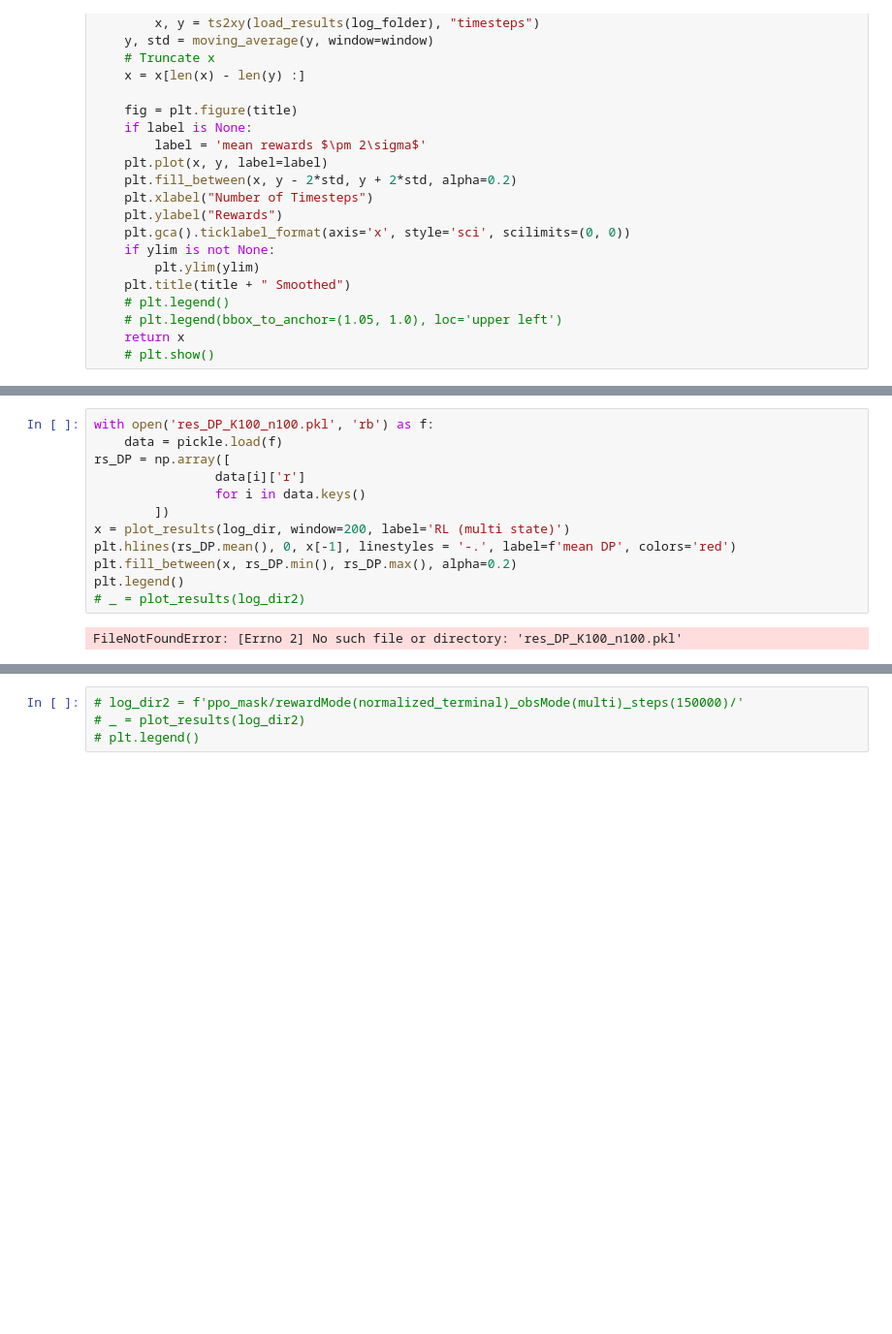
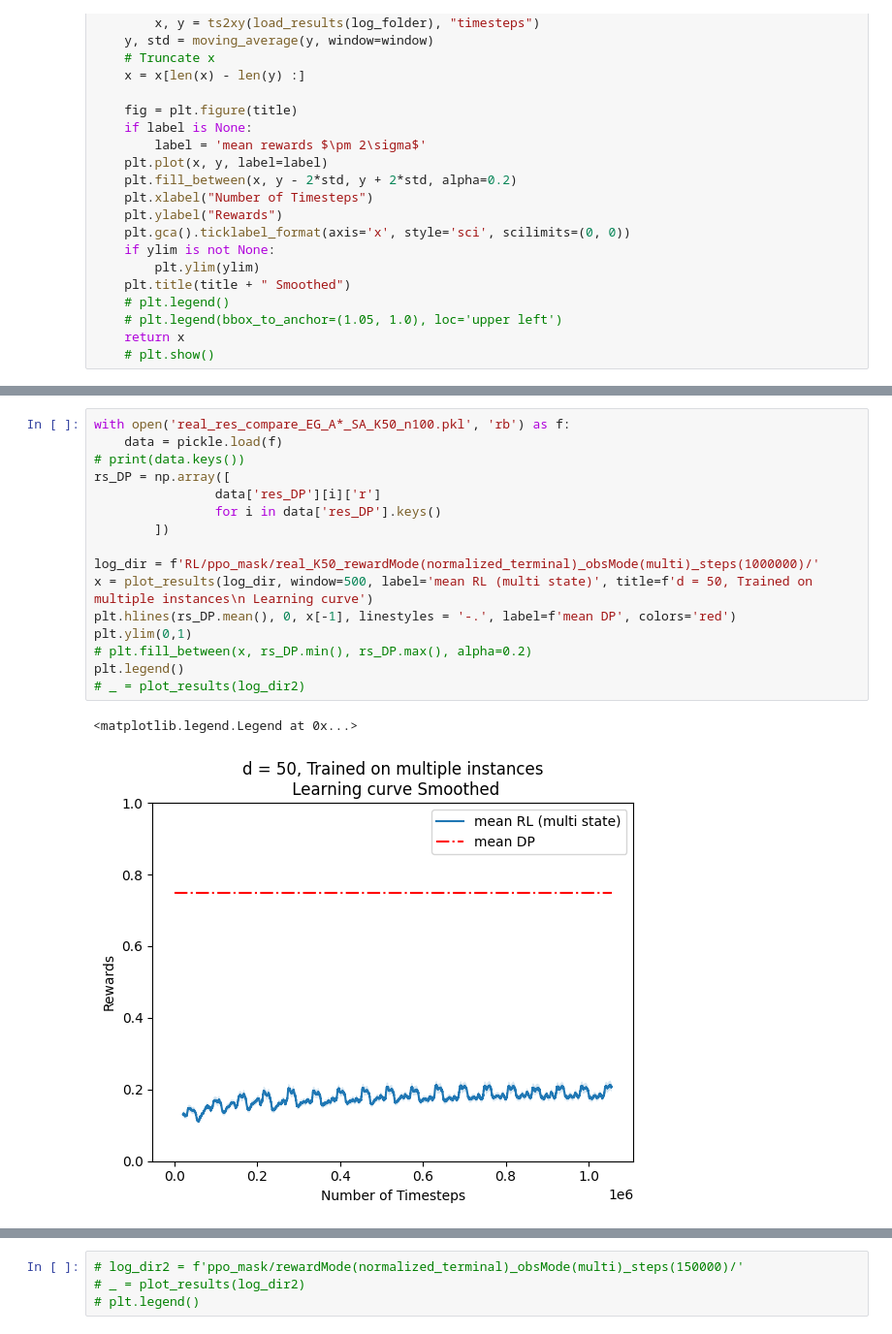
Before and after one commit to Farid-Najar/TransportersDilemma, a Jupyter notebook: results.ipynb, the cells around one changed output, grey strips where cells are left out. Shown: that part at 97% size. Cells and saved outputs as stored; diff of their text form; blank space fills up the shorter version.

```diff
--- a/results.ipynb
+++ b/results.ipynb
@@ -329,14 +247,19 @@ x = plot_results(log_dir, window=1000, label='RL (multi state)')
 # %%
-with open('res_DP_K100_n100.pkl', 'rb') as f:
+with open('real_res_compare_EG_A*_SA_K50_n100.pkl', 'rb') as f:
     data = pickle.load(f)
+# print(data.keys())
 rs_DP = np.array([
-                data[i]['r']
-                for i in data.keys()
+                data['res_DP'][i]['r']
+                for i in data['res_DP'].keys()
         ])
-x = plot_results(log_dir, window=200, label='RL (multi state)')
+
+log_dir = f'RL/ppo_mask/real_K50_rewardMode(normalized_terminal)_obsMode(multi)_steps(1000000)/'
+x = plot_results(log_dir, window=500, label='mean RL (multi state)', title=f'd = 50, Trained on multiple instances\n Learning curve')
 plt.hlines(rs_DP.mean(), 0, x[-1], linestyles = '-.', label=f'mean DP', colors='red')
-plt.fill_between(x, rs_DP.min(), rs_DP.max(), alpha=0.2)
+plt.ylim(0,1)
+# plt.fill_between(x, rs_DP.min(), rs_DP.max(), alpha=0.2)
 plt.legend()
 # _ = plot_results(log_dir2)
 # %% [output]
-FileNotFoundError: [Errno 2] No such file or directory: 'res_DP_K100_n100.pkl'
+<matplotlib.legend.Legend at 0x...>
+[figure, added]
```
Also changed, not shown: parts of 18 cells of this notebook, 32 other files.
